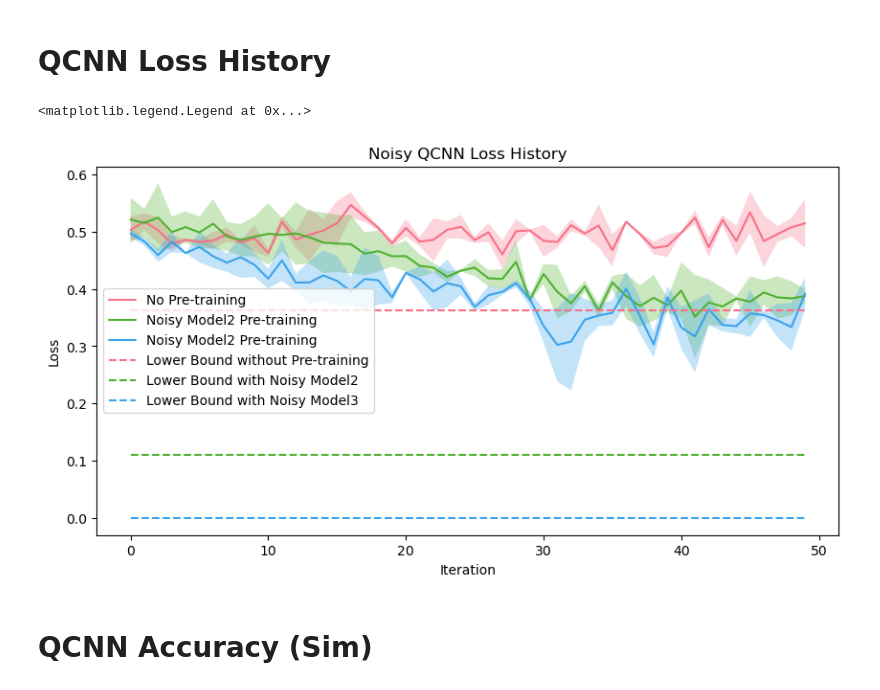
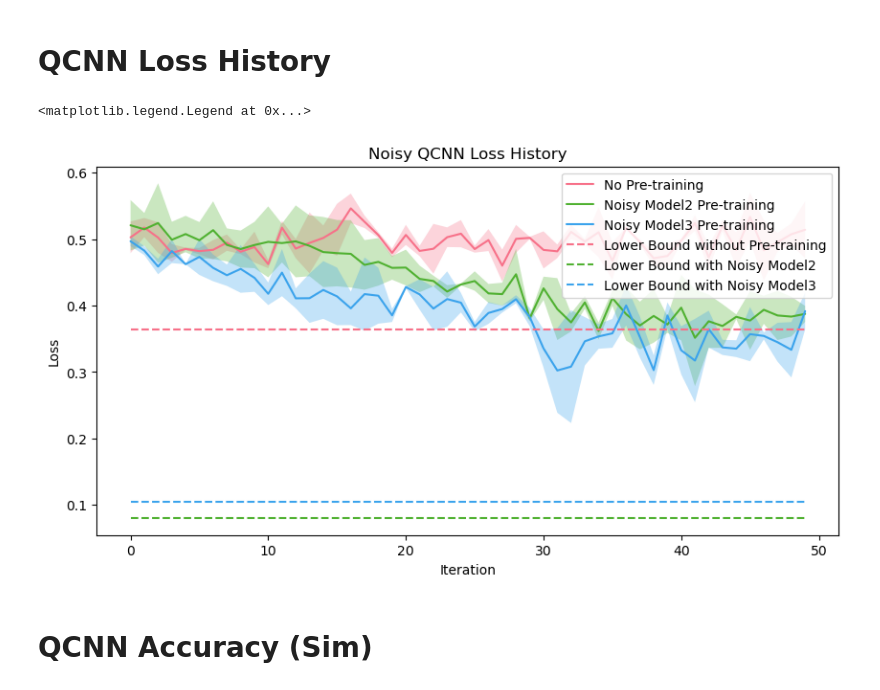
Before and after one commit to takh04/QEmbedding, a Jupyter notebook: Results/QCNN_demonstration/Real device/Real/results.ipynb, the cells around one changed output. Saved outputs shown, nothing was run; the diff lists cells and outputs as text; code cells hidden in the pictures.

```diff
--- a/Results/QCNN_demonstration/Real device/Real/results.ipynb
+++ b/Results/QCNN_demonstration/Real device/Real/results.ipynb
@@ -83,37 +83,37 @@ LH2_mean, LH2_std = Loss_histories2.mean(axis=0), Loss_histories2.std(axis=0)
 LH3_mean, LH3_std = Loss_histories3.mean(axis=0), Loss_histories3.std(axis=0)
 # %%
 LB_before_traindata = 0.5 * (1 - 0.2734)
-LB_Model2_traindata = 0.5 * (1 - 0.7801)
-LB_Model3_traindata = 0
+LB_Model2_traindata = 0.5 * (1 - 0.84026)
+LB_Model3_traindata = 0.5 * (1 - 0.79202)
 # %%
 import seaborn as sns
 
 plt.rcParams['figure.figsize'] = [10, 5]
 fig, ax = plt.subplots()
 clrs = sns.color_palette("husl", 3)
 with sns.axes_style("darkgrid"):
     ax.plot(range(len(LH0_mean)), LH0_mean, label="No Pre-training", c=clrs[0])
     ax.fill_between(range(len(LH0_mean)), LH0_mean-LH0_std, LH0_mean+LH0_std, alpha=0.3,facecolor=clrs[0])
 
     ax.plot(range(len(LH2_mean)), LH2_mean, label="Noisy Model2 Pre-training", c=clrs[1])
     ax.fill_between(range(len(LH2_mean)), LH2_mean-LH2_std, LH2_mean+LH2_std, alpha=0.3,facecolor=clrs[1])
 
-    ax.plot(range(len(LH3_mean)), LH3_mean, label="Noisy Model2 Pre-training", c=clrs[2])
+    ax.plot(range(len(LH3_mean)), LH3_mean, label="Noisy Model3 Pre-training", c=clrs[2])
     ax.fill_between(range(len(LH3_mean)),LH3_mean-LH3_std, LH3_mean+LH3_std, alpha=0.3,facecolor=clrs[2])
 
 
     ax.plot(range(50), np.ones(50) * LB_before_traindata, linestyle='dashed', linewidth=1.5, label="Lower Bound without Pre-training", c=clrs[0])
     ax.plot(range(50), np.ones(50) * LB_Model2_traindata, linestyle='dashed', linewidth=1.5, label="Lower Bound with Noisy Model2", c=clrs[1])
     ax.plot(range(50), np.ones(50) * LB_Model3_traindata, linestyle='dashed', linewidth=1.5, label="Lower Bound with Noisy Model3", c=clrs[2])
 
 
 ax.set_xlabel("Iteration")
 ax.set_ylabel("Loss")
 ax.set_title("Noisy QCNN Loss History")
 ax.legend()
 # %% [output]
 <matplotlib.legend.Legend at 0x...>
-[figure, old version]
+[figure, new version]
 # %% [markdown]
 # QCNN Accuracy (Sim)
 # %%
```
Also changed, not shown: parts of 1 cell of this notebook, 23 other files.
